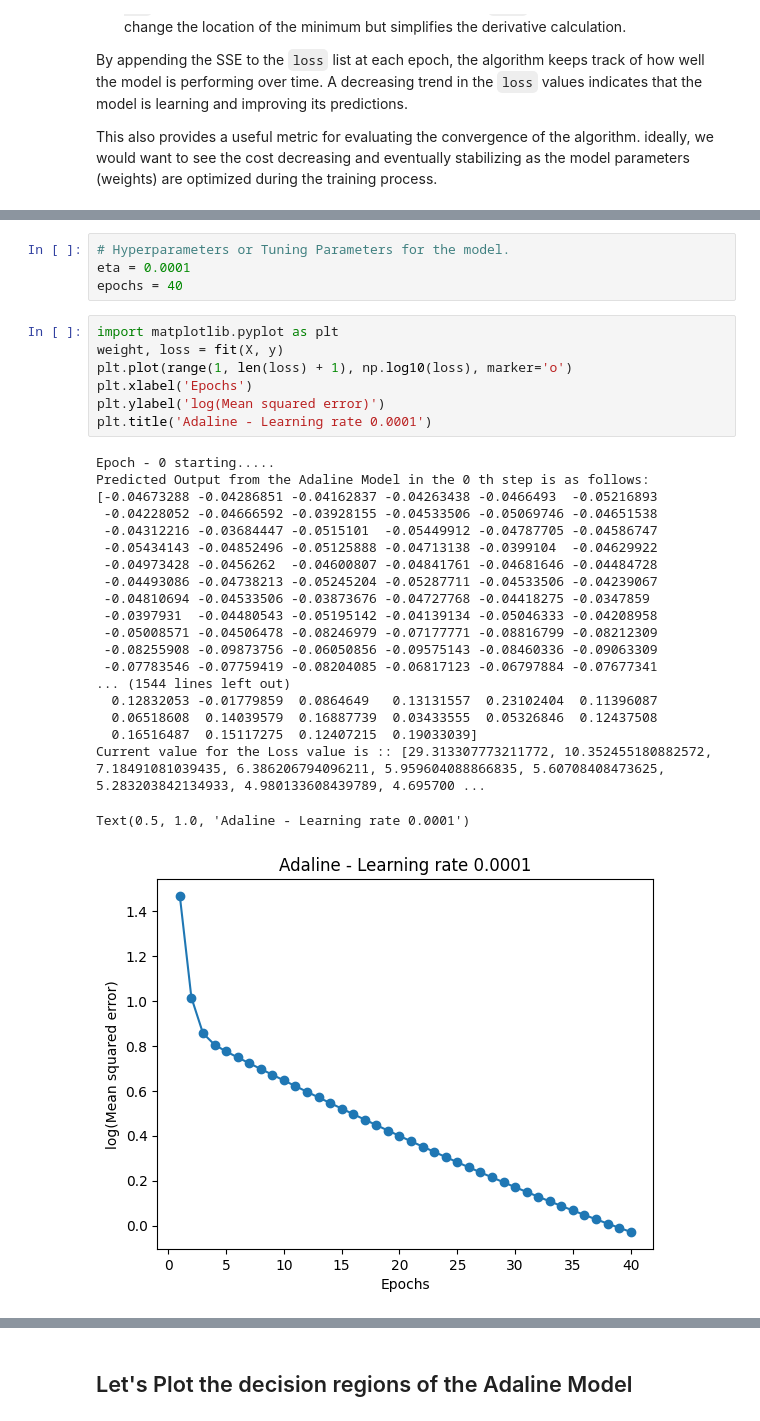
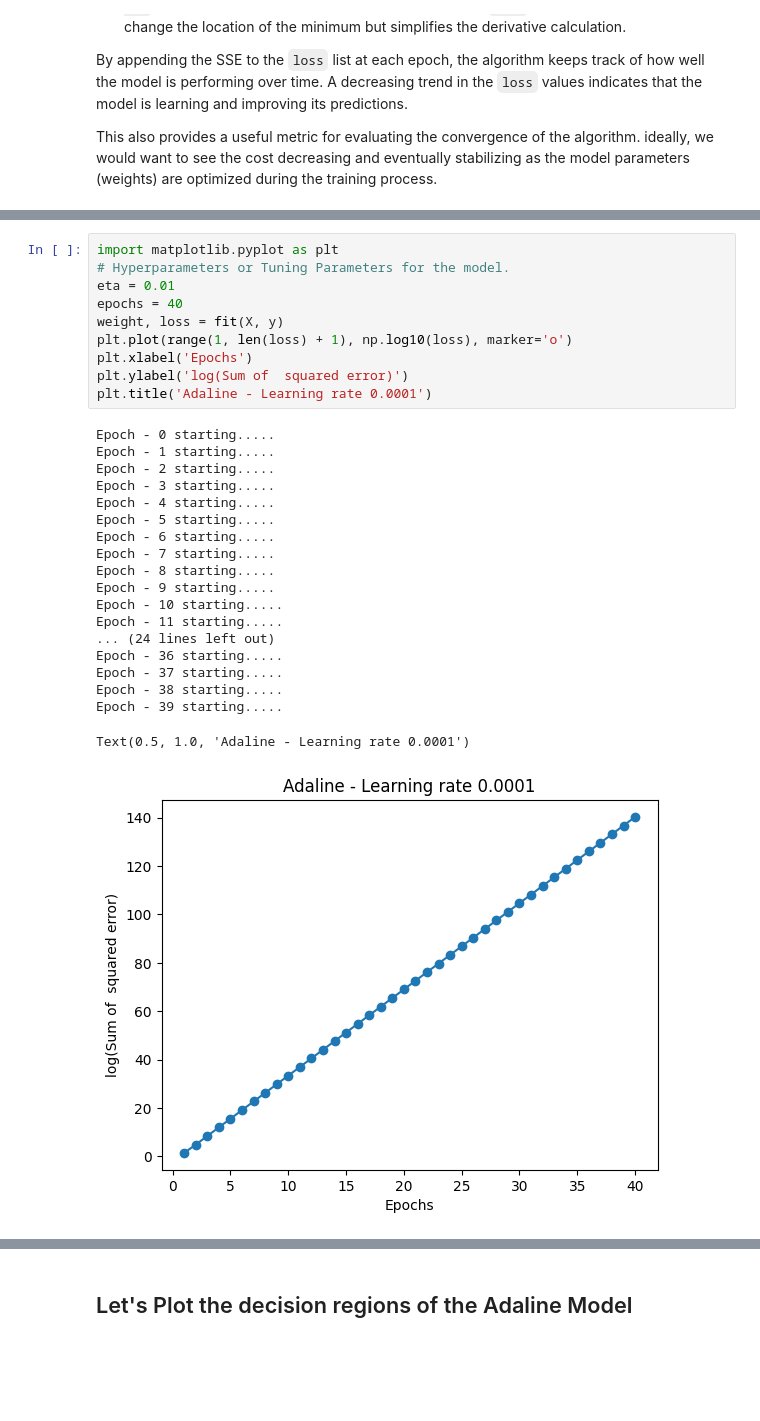
Before and after one commit to Jay-Nehra/Machine_Learning_Algorithms, a Jupyter notebook: Adaline/Adaline.ipynb, the cells around one changed output, grey strips where cells are left out. Drawn from its saved outputs; the diff is of its cells as text; blank space fills up the shorter version.

```diff
--- a/Adaline/Adaline.ipynb
+++ b/Adaline/Adaline.ipynb
@@ -185,31 +201,30 @@ Text(0.5, 1.0, 'Adaline - Learning rate 0.0001')
-# %%
-# Hyperparameters or Tuning Parameters for the model.
-eta = 0.0001
-epochs = 40
 # %%
 import matplotlib.pyplot as plt
+# Hyperparameters or Tuning Parameters for the model.
+eta = 0.01
+epochs = 40
 weight, loss = fit(X, y)
 plt.plot(range(1, len(loss) + 1), np.log10(loss), marker='o')
 plt.xlabel('Epochs')
-plt.ylabel('log(Mean squared error)')
+plt.ylabel('log(Sum of  squared error)')
 plt.title('Adaline - Learning rate 0.0001')
 # %% [output]
 Epoch - 0 starting.....
-Predicted Output from the Adaline Model in the 0 th step is as follows: [-0.04673288 -0.04286851 -0.04162837 -0.04263438 -0.0466493  -0.05216893
- -0.04228052 -0.04666592 -0.03928155 -0.04533506 -0.05069746 -0.04651538
- -0.04312216 -0.03684447 -0.0515101  -0.05449912 -0.04787705 -0.04586747
- -0.05434143 -0.04852496 -0.05125888 -0.04713138 -0.0399104  -0.04629922
- -0.04973428 -0.0456262  -0.04600807 -0.04841761 -0.04681646 -0.04484728
- -0.04493086 -0.04738213 -0.05245204 -0.05287711 -0.04533506 -0.04239067
- -0.04810694 -0.04533506 -0.03873676 -0.04727768 -0.04418275 -0.0347859
- -0.0397931  -0.04480543 -0.05195142 -0.04139134 -0.05046333 -0.04208958
- -0.05008571 -0.04506478 -0.08246979 -0.07177771 -0.08816799 -0.08212309
- -0.08255908 -0.09873756 -0.06050856 -0.09575143 -0.08460336 -0.09063309
- -0.07783546 -0.07759419 -0.08204085 -0.06817123 -0.06797884 -0.07677341
-... (1544 lines left out)
-  0.12832053 -0.01779859  0.0864649   0.13131557  0.23102404  0.11396087
-  0.06518608  0.14039579  0.16887739  0.03433555  0.05326846  0.12437508
-  0.16516487  0.15117275  0.12407215  0.19033039]
-Current value for the Loss value is :: [29.313307773211772, 10.352455180882572, 7.18491081039435, 6.386206794096211, 5.959604088866835, 5.60708408473625, 5.283203842134933, 4.980133608439789, 4.695700 ...
+Epoch - 1 starting.....
+Epoch - 2 starting.....
+Epoch - 3 starting.....
+Epoch - 4 starting.....
+Epoch - 5 starting.....
+Epoch - 6 starting.....
+Epoch - 7 starting.....
+Epoch - 8 starting.....
+Epoch - 9 starting.....
+Epoch - 10 starting.....
+Epoch - 11 starting.....
+... (24 lines left out)
+Epoch - 36 starting.....
+Epoch - 37 starting.....
+Epoch - 38 starting.....
+Epoch - 39 starting.....
 Text(0.5, 1.0, 'Adaline - Learning rate 0.0001')
-[figure, old version]
+[figure, new version]
```
Also changed, not shown: parts of 9 cells of this notebook.
